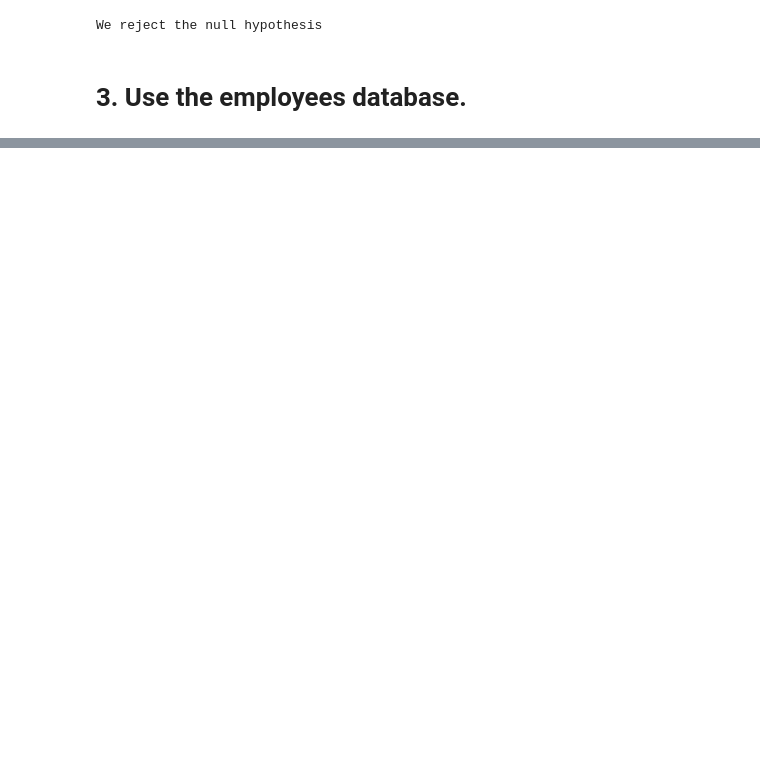
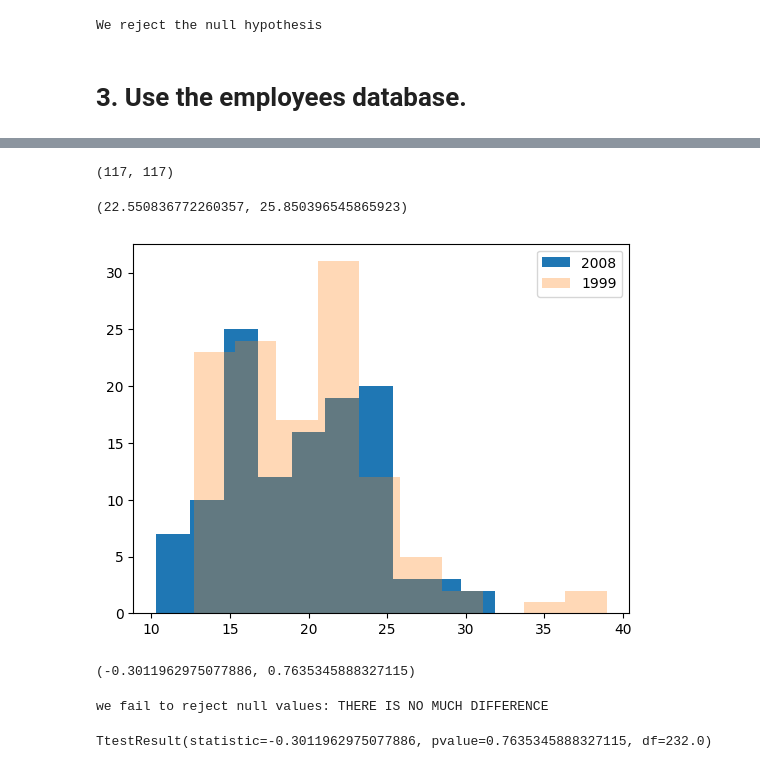
Before and after one commit to NISHAKUNWAR053/statistics-exercises, a Jupyter notebook: hypothesis_testing.ipynb, the cells around one changed output, grey strips where cells are left out. Drawn from its saved outputs; the diff is of its cells as text; code cells hidden in the pictures; blank space fills up the shorter version.

```diff
--- a/hypothesis_testing.ipynb
+++ b/hypothesis_testing.ipynb
@@ -393,0 +481,3 @@ query = '''
+# %%
+mpg = data('mpg')
+mpg.head()
@@ -393,0 +499,3 @@ query = '''
+# %%
+mpg['avg_fuel'] = stats.hmean(mpg[['cty', 'hwy']], axis = 1)
+mpg.head()
@@ -393,0 +509,38 @@ query = '''
+# %%
+fuel_2008 = mpg[mpg.year == 2008].avg_fuel
+# %%
+fuel_1999 = mpg[mpg.year == 1999].avg_fuel
+# %%
+#observation to each sample?
+fuel_2008.count(), fuel_1999.count()
+# %% [output]
+(117, 117)
+# %%
+#variance for both sample
+fuel_2008.var(), fuel_1999.var()
+# %% [output]
+(22.550836772260357, 25.850396545865923)
+# %%
+plt.hist(fuel_2008, label = '2008')
+plt.hist(fuel_1999, label = '1999', alpha = 0.3)
+plt.legend()
+plt.show()
+# %% [output]
+[figure, added]
+# %%
+# t-stat, and p value
+t_stat, p_value = stats.ttest_ind(fuel_2008, fuel_1999)
+t_stat, p_value
+# %% [output]
+(-0.3011962975077886, 0.7635345888327115)
+# %%
+if p_value < a :
+    print('We reject null values: THERE IS DIFFERENCE BETWEEN 2008 AND 1999 CARS')
+else:
+    print('we fail to reject null values: THERE IS NO MUCH DIFFERENCE')
+# %% [output]
+we fail to reject null values: THERE IS NO MUCH DIFFERENCE
+# %%
+stats.ttest_ind(fuel_2008, fuel_1999)
+# %% [output]
+TtestResult(statistic=-0.3011962975077886, pvalue=0.7635345888327115, df=232.0)
```
Also changed, not shown: parts of 41 cells of this notebook.
